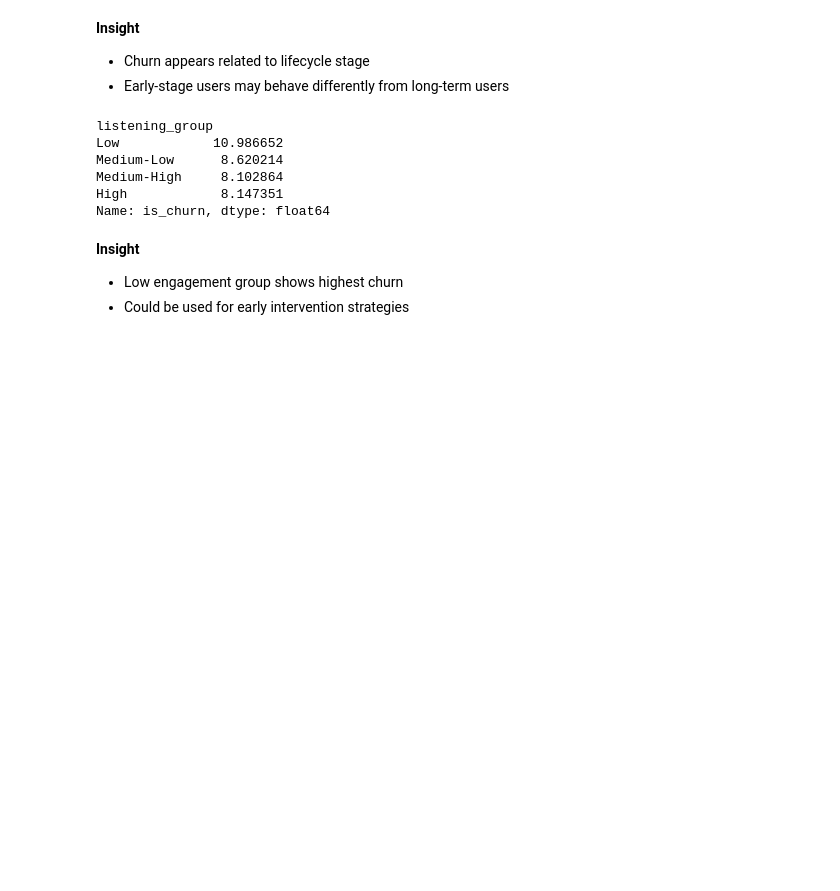
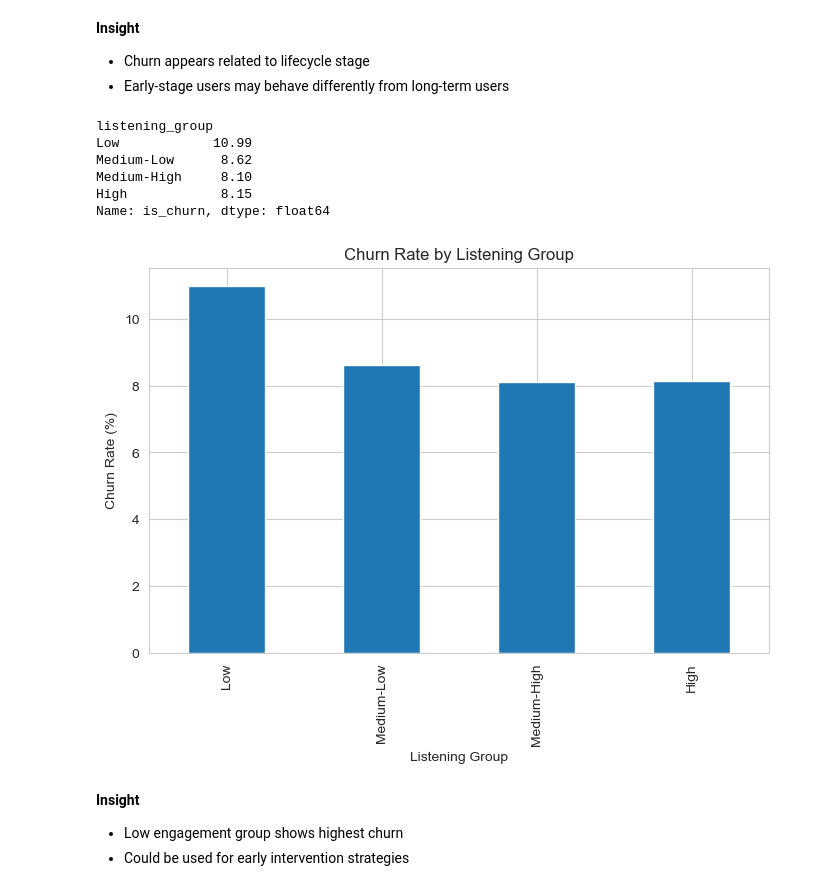
Before and after one commit to PaulinaMamiaga/customer-churn-intelligence-system, a Jupyter notebook: notebooks/01_initial_eda.ipynb, the cells around one changed output. Cells and saved outputs as stored; diff of their text form; code cells hidden in the pictures; blank space fills up the shorter version.

```diff
--- a/notebooks/01_initial_eda.ipynb
+++ b/notebooks/01_initial_eda.ipynb
@@ -403,18 +423,18 @@ None
 # %%
 # 5.2 Aggregate Transactions
 
-# Convert date columns
 transactions["transaction_date"] = pd.to_datetime(
-    transactions["transaction_date"],
+    transactions["transaction_date"].astype(str),
+    format="%Y%m%d",
     errors="coerce"
 )
 
 transactions["membership_expire_date"] = pd.to_datetime(
-    transactions["membership_expire_date"],
+    transactions["membership_expire_date"].astype(str),
+    format="%Y%m%d",
     errors="coerce"
 )
 
-# Aggregate transaction data at customer level
 transactions_agg = transactions.groupby("msno").agg({
     "actual_amount_paid": ["sum", "mean"],
     "payment_plan_days": ["sum", "mean"],
@@ -566,18 +585,28 @@ plt.show()
 # %%
 # 6.5 Early risk signals
 df["listening_group"] = pd.qcut(
     df["total_secs"], q=4,
     labels=["Low", "Medium-Low", "Medium-High", "High"]
 )
 
 df.groupby("listening_group")[target].mean() * 100
+
+listening_churn = df.groupby("listening_group", observed=False)[target].mean() * 100
+print(listening_churn.round(2))
+
+listening_churn.plot(kind="bar")
+plt.title("Churn Rate by Listening Group")
+plt.xlabel("Listening Group")
+plt.ylabel("Churn Rate (%)")
+plt.show()
 # %% [output]
 listening_group
-Low            10.986652
-Medium-Low      8.620214
-Medium-High     8.102864
-High            8.147351
+Low            10.99
+Medium-Low      8.62
+Medium-High     8.10
+High            8.15
 Name: is_churn, dtype: float64
+[figure, added]
 # %% [markdown]
 **Insight**
 - Low engagement group shows highest churn
```
Also changed, not shown: parts of 11 cells of this notebook.
